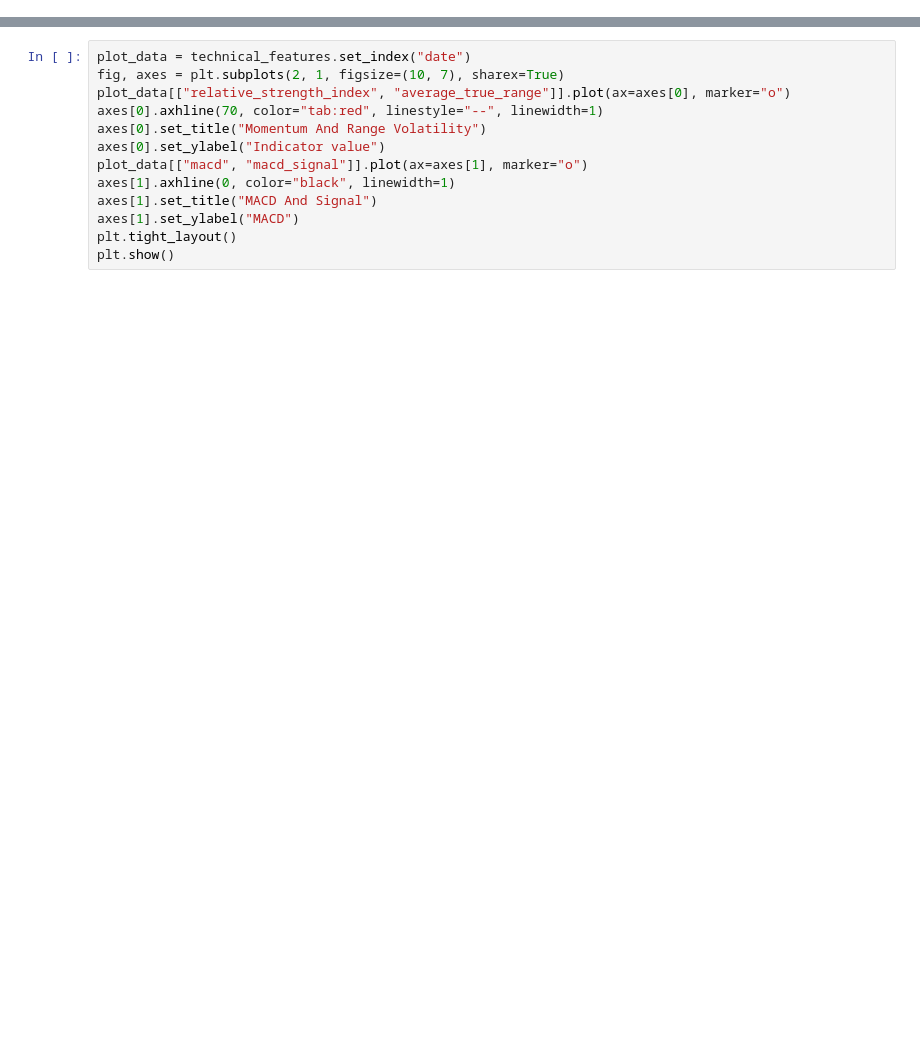
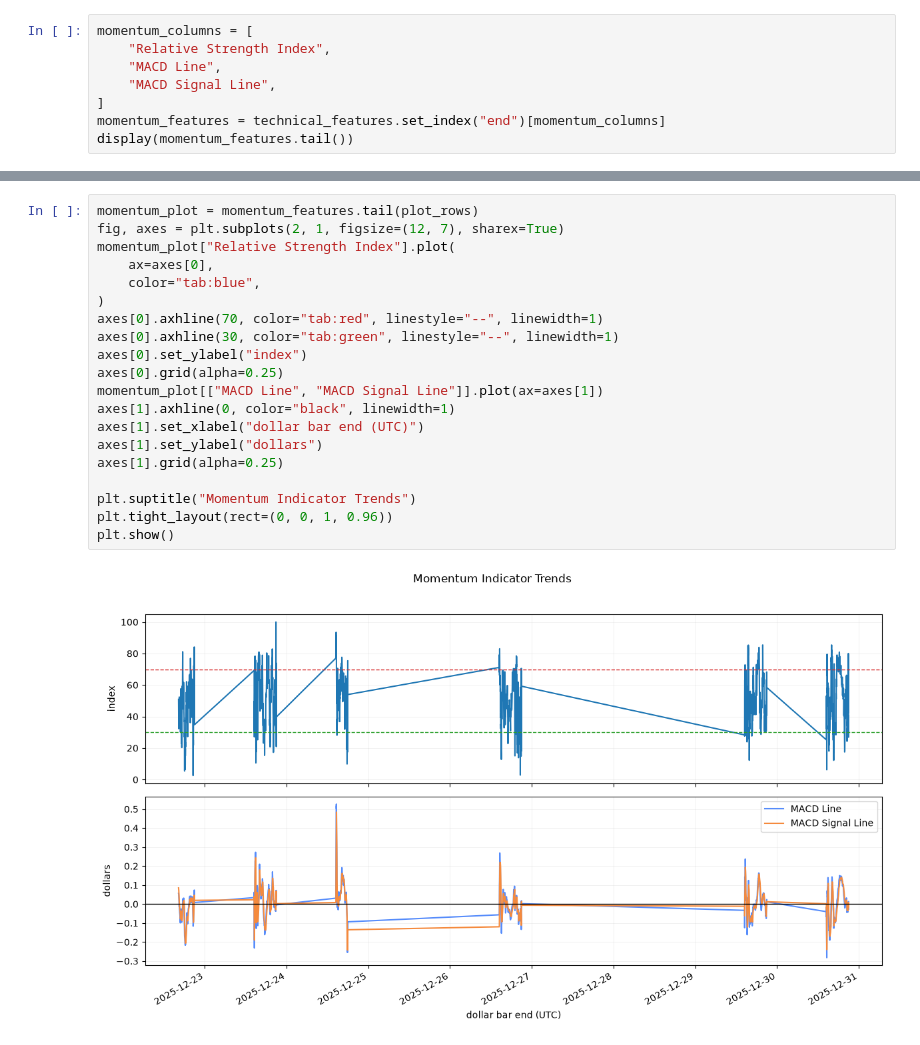
Before and after one commit to kwonjunhyuk9/financial-machine-learning, a Jupyter notebook: notebooks/data_preprocessing/market_technical_indicators.ipynb, the cells around one changed output, grey strips where cells are left out. Drawn from its saved outputs; the diff is of its cells as text; blank space fills up the shorter version.

```diff
--- a/notebooks/data_preprocessing/market_technical_indicators.ipynb
+++ b/notebooks/data_preprocessing/market_technical_indicators.ipynb
@@ -62,0 +135,8 @@ This cell visualizes the synthetic momentum, trend, and volatility features.
+# %%
+momentum_columns = [
+    "Relative Strength Index",
+    "MACD Line",
+    "MACD Signal Line",
+]
+momentum_features = technical_features.set_index("end")[momentum_columns]
+display(momentum_features.tail())
@@ -63,13 +159,22 @@ This cell visualizes the synthetic momentum, trend, and volatility features.
 # %%
-plot_data = technical_features.set_index("date")
-fig, axes = plt.subplots(2, 1, figsize=(10, 7), sharex=True)
-plot_data[["relative_strength_index", "average_true_range"]].plot(ax=axes[0], marker="o")
+momentum_plot = momentum_features.tail(plot_rows)
+fig, axes = plt.subplots(2, 1, figsize=(12, 7), sharex=True)
+momentum_plot["Relative Strength Index"].plot(
+    ax=axes[0],
+    color="tab:blue",
+)
 axes[0].axhline(70, color="tab:red", linestyle="--", linewidth=1)
-axes[0].set_title("Momentum And Range Volatility")
-axes[0].set_ylabel("Indicator value")
-plot_data[["macd", "macd_signal"]].plot(ax=axes[1], marker="o")
+axes[0].axhline(30, color="tab:green", linestyle="--", linewidth=1)
+axes[0].set_ylabel("index")
+axes[0].grid(alpha=0.25)
+momentum_plot[["MACD Line", "MACD Signal Line"]].plot(ax=axes[1])
 axes[1].axhline(0, color="black", linewidth=1)
-axes[1].set_title("MACD And Signal")
-axes[1].set_ylabel("MACD")
-plt.tight_layout()
+axes[1].set_xlabel("dollar bar end (UTC)")
+axes[1].set_ylabel("dollars")
+axes[1].grid(alpha=0.25)
+
+plt.suptitle("Momentum Indicator Trends")
+plt.tight_layout(rect=(0, 0, 1, 0.96))
 plt.show()
+# %% [output]
+[figure, added]
```
Also changed, not shown: parts of 24 cells of this notebook, 10 other files.
